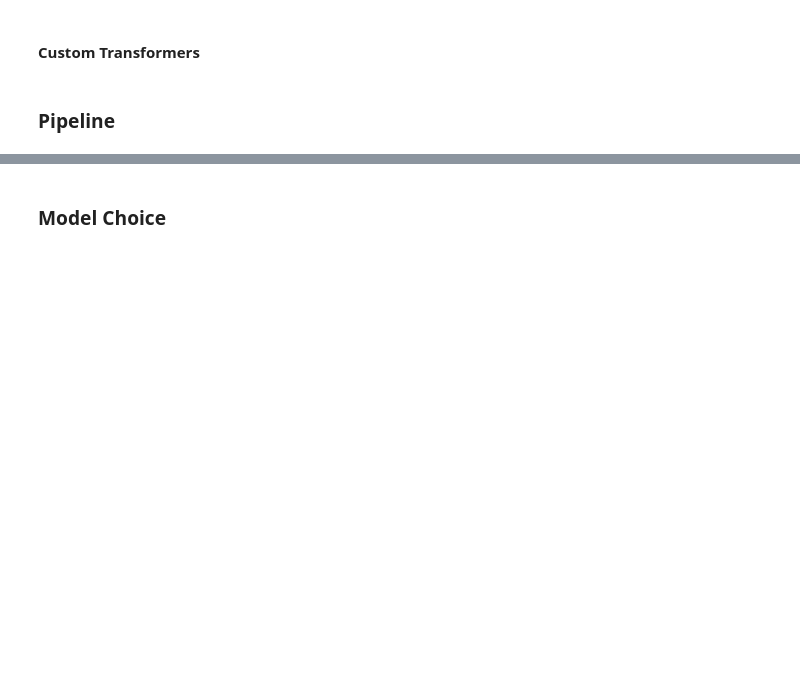
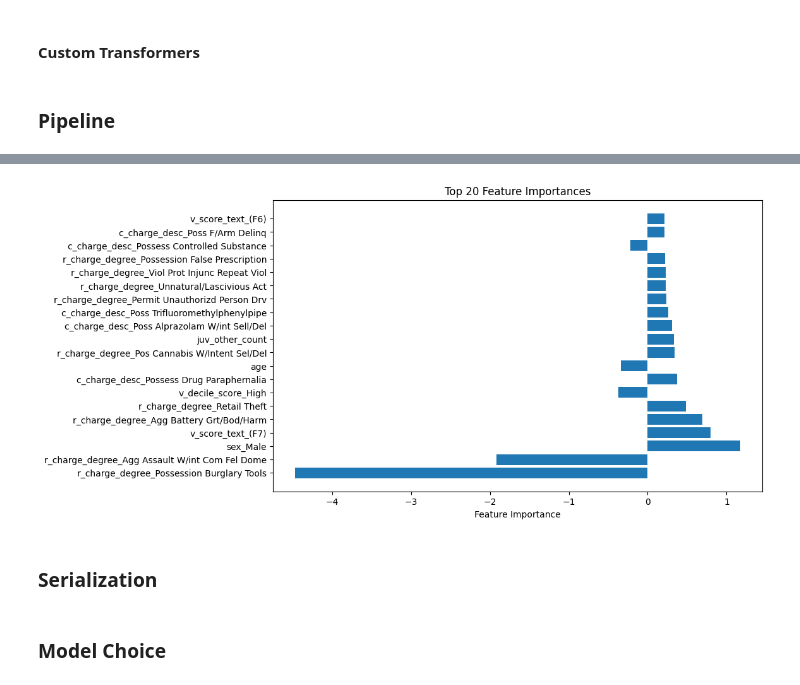
Before and after one commit to LDSAJPinto1306/Capstone-LDSA, a Jupyter notebook: Base Model.ipynb, the cells around one changed output, grey strips where cells are left out. Cells and saved outputs as stored; diff of their text form; code cells hidden in the pictures; blank space fills up the shorter version.

```diff
--- a/Base Model.ipynb
+++ b/Base Model.ipynb
@@ -145,11 +150,27 @@ class DateTimeConverter(BaseEstimator, TransformerMixin):
         X = X.copy()  # Create a copy of the input DataFrame to avoid changing the original data
         for column in self.columns:
             if column in X.columns:
-                X[column] = X[column].astype(str)
-                X[column] = pd.to_datetime(X[column])
+                X[column] = pd.to_datetime(X[column],errors='coerce')
             else:
                 print(f"Warning: '{column}' does not exist in the DataFrame.")
         return X
+# %%
+class CalculateJailTime(BaseEstimator, TransformerMixin):
+    """
+    A custom transformer to convert specified columns of a DataFrame to lowercase.
+    """
+
+    def fit(self, X, y=None):
+        # Nothing to do here as there's no fitting process for lowering case
+        return self
+
+    def transform(self, X):
+            X = X.copy()
+            if 'c_jail_out' in X.columns and 'c_jail_in' in X.columns:
+                X['c_jail_time'] = (X['c_jail_out'] - X['c_jail_in']).dt.days
+            else:
+                print("Warning: Required columns for calculating jail time do not exist in the DataFrame.")
+            return X
 # %%
 class LowercaseTransformer(BaseEstimator, TransformerMixin):
     """
@@ -308,0 +320,50 @@ plt.show()
+# %%
+import matplotlib.pyplot as plt
+import numpy as np
+
+# Extract the LogisticRegression classifier from the pipeline
+classifier = pipeline.named_steps['classifier']
+
+# Extract the one-hot encoder from the pipeline
+onehot_encoder = pipeline.named_steps['preprocessor'].named_transformers_['cat'].named_steps['onehot']
+
+# Get original categorical feature names
+categorical_features_original = [col for col in X.columns if col not in initial_numeric_features and col not in ['c_jail_out', 'c_jail_in']]
+
+# Initialize list to store feature names
+feature_names_encoded_with_original = []
+
+# Iterate over each categorical feature and its one-hot encoded features
+for feature_name, categories in zip(categorical_features_original, onehot_encoder.categories_):
+    for category in categories:
+        feature_names_encoded_with_original.append(f"{feature_name}_{category}")
+
+# Combine all feature names
+feature_names = initial_numeric_features + feature_names_encoded_with_original
+
+# Get coefficients of the features from the classifier
+coefficients = classifier.coef_[0]
+
+# Combine feature names and coefficients
+feature_importances = list(zip(feature_names, coefficients))
+
+# Sort feature importances by their absolute values
+feature_importances.sort(key=lambda x: abs(x[1]), reverse=True)
+
+top = 20
+
+# Extract top 10 features and their importances
+top_features = [feature[0] for feature in feature_importances[:top]]
+top_importances = [feature[1] for feature in feature_importances[:top]]
+
+
+print(pd.DataFrame(feature_importances,columns=['Feature Name','Feature Importance']).head(20).to_markdown())
+
+# Plotting
+plt.figure(figsize=(10, 6))
+plt.barh(np.arange(len(top_features)), top_importances, align='center')
+plt.yticks(np.arange(len(top_features)), top_features)
+plt.xlabel('Feature Importance')
+plt.title(f'Top {top} Feature Importances')
+plt.show()
+# %% [output]
@@ -308,0 +387,3 @@ plt.show()
+[figure, added]
+# %% [markdown]
+### Serialization
```
Also changed, not shown: parts of 8 cells of this notebook, 1 other file.
